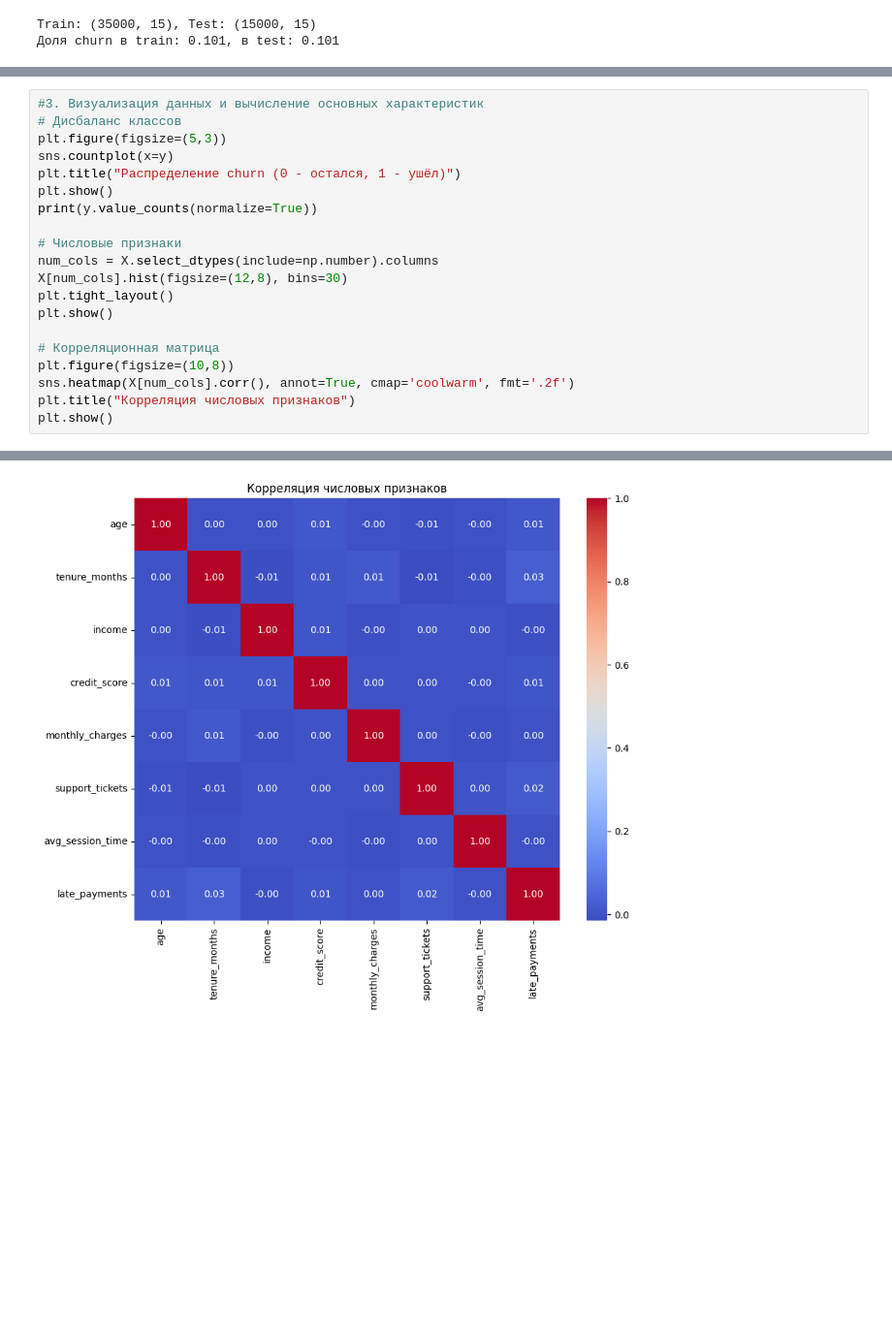
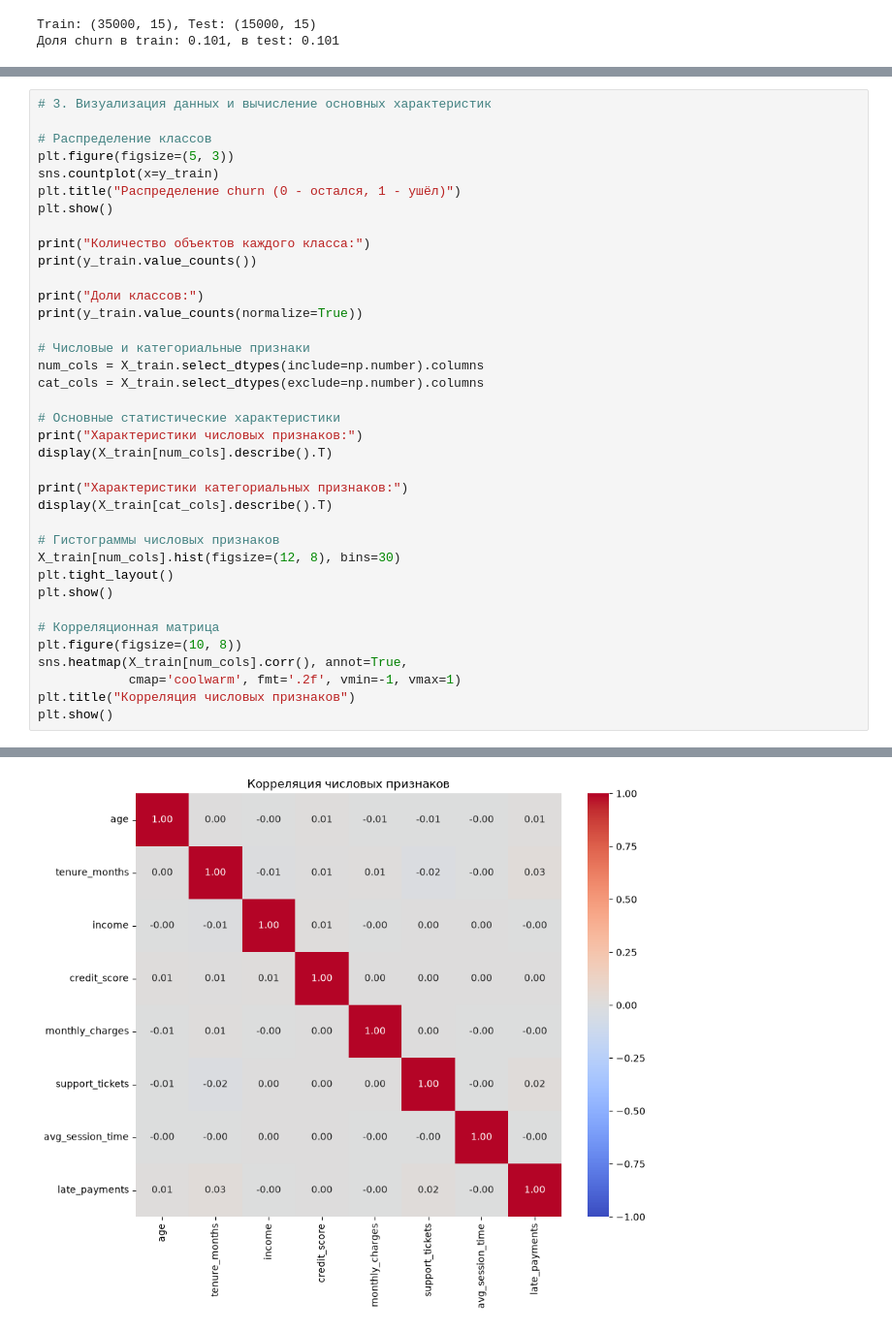
Before and after one commit to SonyaMorozova/ML_2026, a Jupyter notebook: ML_HW_3.ipynb, the cells around one changed output, grey strips where cells are left out. Shown at 97% size. Drawn from its saved outputs; the diff is of its cells as text; blank space fills up the shorter version.

```diff
--- a/ML_HW_3.ipynb
+++ b/ML_HW_3.ipynb
@@ -52,21 +90,38 @@ Train: (35000, 15), Test: (15000, 15)
 # %%
-#3. Визуализация данных и вычисление основных характеристик
-# Дисбаланс классов
-plt.figure(figsize=(5,3))
-sns.countplot(x=y)
+# 3. Визуализация данных и вычисление основных характеристик
+
+# Распределение классов
+plt.figure(figsize=(5, 3))
+sns.countplot(x=y_train)
 plt.title("Распределение churn (0 - остался, 1 - ушёл)")
 plt.show()
-print(y.value_counts(normalize=True))
 
-# Числовые признаки
-num_cols = X.select_dtypes(include=np.number).columns
-X[num_cols].hist(figsize=(12,8), bins=30)
+print("Количество объектов каждого класса:")
+print(y_train.value_counts())
+
+print("Доли классов:")
+print(y_train.value_counts(normalize=True))
+
+# Числовые и категориальные признаки
+num_cols = X_train.select_dtypes(include=np.number).columns
+cat_cols = X_train.select_dtypes(exclude=np.number).columns
+
+# Основные статистические характеристики
+print("Характеристики числовых признаков:")
+display(X_train[num_cols].describe().T)
+
+print("Характеристики категориальных признаков:")
+display(X_train[cat_cols].describe().T)
+
+# Гистограммы числовых признаков
+X_train[num_cols].hist(figsize=(12, 8), bins=30)
 plt.tight_layout()
 plt.show()
 
 # Корреляционная матрица
-plt.figure(figsize=(10,8))
-sns.heatmap(X[num_cols].corr(), annot=True, cmap='coolwarm', fmt='.2f')
+plt.figure(figsize=(10, 8))
+sns.heatmap(X_train[num_cols].corr(), annot=True,
+            cmap='coolwarm', fmt='.2f', vmin=-1, vmax=1)
 plt.title("Корреляция числовых признаков")
 plt.show()
 # %% [output]
@@ -79 +159 @@ Name: proportion, dtype: float64
-[figure, old version]
+[figure, new version]
```
Also changed, not shown: parts of 22 cells of this notebook, 1 other file.
